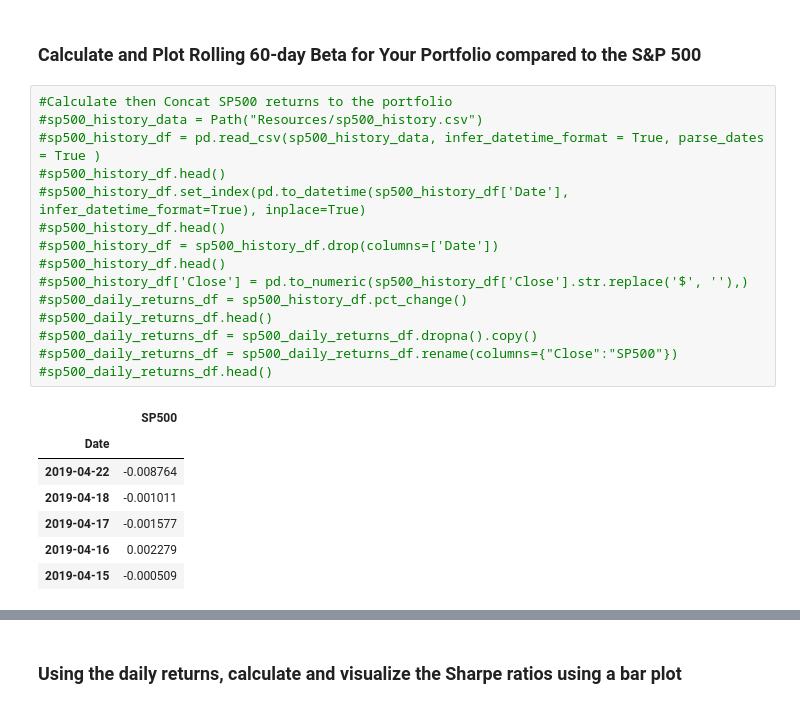
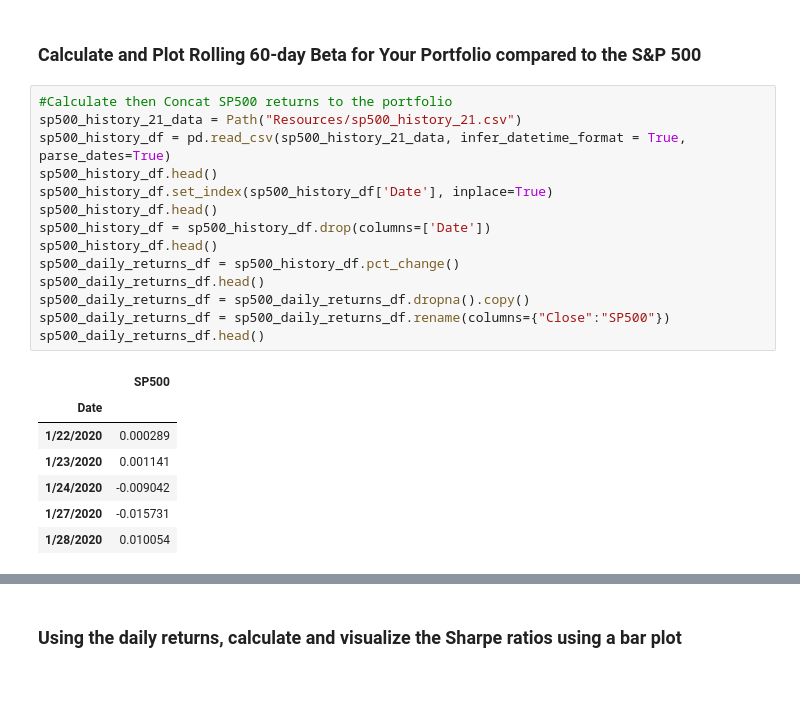
Before and after one commit to EvitaL1983/Pandas-Homework, a Jupyter notebook: Code/Starter_Code/whale_analysis.ipynb, the cells around one changed output, grey strips where cells are left out. Drawn from its saved outputs; the diff is of its cells as text.

```diff
--- a/Code/Starter_Code/whale_analysis.ipynb
+++ b/Code/Starter_Code/whale_analysis.ipynb
@@ -735,24 +735,23 @@ correlation = joined_df.corr().plot()
 ### Calculate and Plot Rolling 60-day Beta for Your Portfolio compared to the S&P 500
 # %%
 #Calculate then Concat SP500 returns to the portfolio
-#sp500_history_data = Path("Resources/sp500_history.csv")
-#sp500_history_df = pd.read_csv(sp500_history_data, infer_datetime_format = True, parse_dates = True )
-#sp500_history_df.head()
-#sp500_history_df.set_index(pd.to_datetime(sp500_history_df['Date'], infer_datetime_format=True), inplace=True)
-#sp500_history_df.head()
-#sp500_history_df = sp500_history_df.drop(columns=['Date'])
-#sp500_history_df.head()
-#sp500_history_df['Close'] = pd.to_numeric(sp500_history_df['Close'].str.replace('$', ''),)
-#sp500_daily_returns_df = sp500_history_df.pct_change()
-#sp500_daily_returns_df.head()
-#sp500_daily_returns_df = sp500_daily_returns_df.dropna().copy()
-#sp500_daily_returns_df = sp500_daily_returns_df.rename(columns={"Close":"SP500"})
-#sp500_daily_returns_df.head()
+sp500_history_21_data = Path("Resources/sp500_history_21.csv")
+sp500_history_df = pd.read_csv(sp500_history_21_data, infer_datetime_format = True, parse_dates=True)
+sp500_history_df.head()
+sp500_history_df.set_index(sp500_history_df['Date'], inplace=True)
+sp500_history_df.head()
+sp500_history_df = sp500_history_df.drop(columns=['Date'])
+sp500_history_df.head()
+sp500_daily_returns_df = sp500_history_df.pct_change()
+sp500_daily_returns_df.head()
+sp500_daily_returns_df = sp500_daily_returns_df.dropna().copy()
+sp500_daily_returns_df = sp500_daily_returns_df.rename(columns={"Close":"SP500"})
+sp500_daily_returns_df.head()
 # %% [output]
 |  | SP500 |
 | Date |  |
-| 2019-04-22 | -0.008764 |
-| 2019-04-18 | -0.001011 |
-| 2019-04-17 | -0.001577 |
-| 2019-04-16 | 0.002279 |
-| 2019-04-15 | -0.000509 |
+| 1/22/2020 | 0.000289 |
+| 1/23/2020 | 0.001141 |
+| 1/24/2020 | -0.009042 |
+| 1/27/2020 | -0.015731 |
+| 1/28/2020 | 0.010054 |
```
Also changed, not shown: parts of 4 cells of this notebook, 1 other file.
